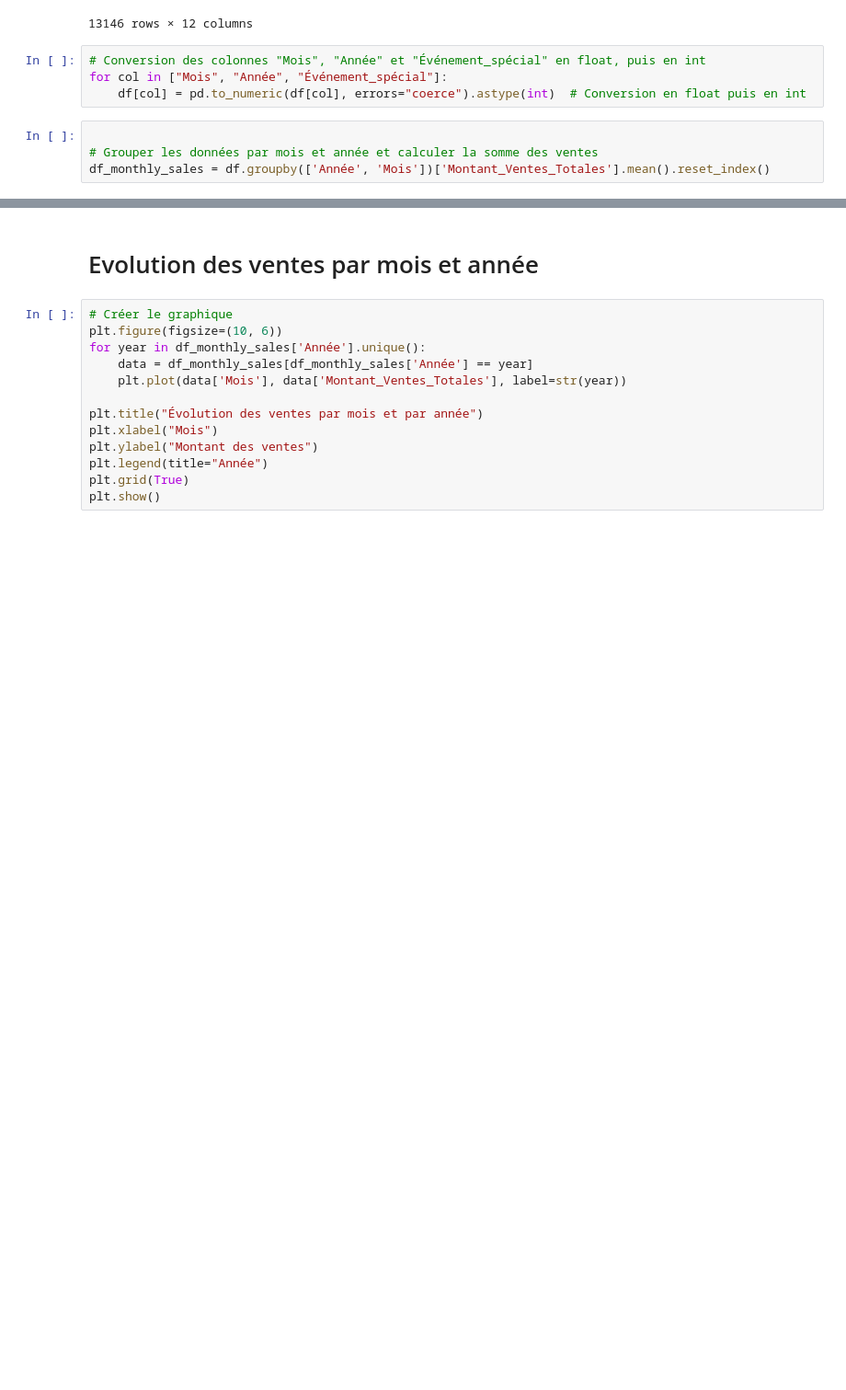
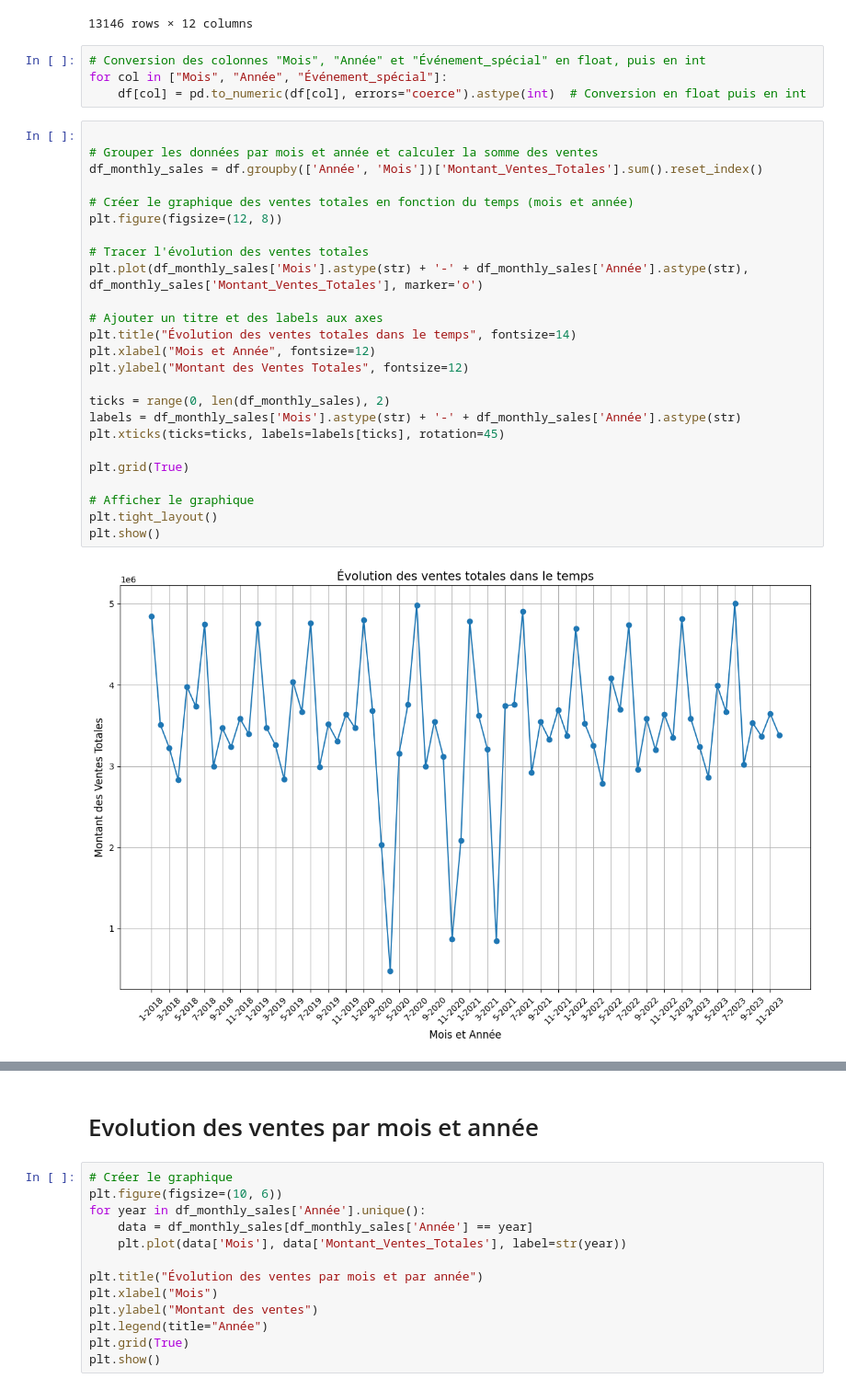
Before and after one commit to quentinepitechdigital/proj-spe, a Jupyter notebook: main.ipynb, the cells around one changed output, grey strips where cells are left out. Shown at 92% size. Drawn from its saved outputs; the diff is of its cells as text; blank space fills up the shorter version.

```diff
--- a/main.ipynb
+++ b/main.ipynb
@@ -108,7 +108,30 @@ df
 # Conversion des colonnes "Mois", "Année" et "Événement_spécial" en float, puis en int
 for col in ["Mois", "Année", "Événement_spécial"]:
     df[col] = pd.to_numeric(df[col], errors="coerce").astype(int)  # Conversion en float puis en int
-# %%
-
-# Grouper les données par mois et année et calculer la somme des ventes
-df_monthly_sales = df.groupby(['Année', 'Mois'])['Montant_Ventes_Totales'].mean().reset_index()
+# %%
+
+# Grouper les données par mois et année et calculer la somme des ventes
+df_monthly_sales = df.groupby(['Année', 'Mois'])['Montant_Ventes_Totales'].sum().reset_index()
+
+# Créer le graphique des ventes totales en fonction du temps (mois et année)
+plt.figure(figsize=(12, 8))
+
+# Tracer l'évolution des ventes totales
+plt.plot(df_monthly_sales['Mois'].astype(str) + '-' + df_monthly_sales['Année'].astype(str), df_monthly_sales['Montant_Ventes_Totales'], marker='o')
+
+# Ajouter un titre et des labels aux axes
+plt.title("Évolution des ventes totales dans le temps", fontsize=14)
+plt.xlabel("Mois et Année", fontsize=12)
+plt.ylabel("Montant des Ventes Totales", fontsize=12)
+
+ticks = range(0, len(df_monthly_sales), 2)
+labels = df_monthly_sales['Mois'].astype(str) + '-' + df_monthly_sales['Année'].astype(str)
+plt.xticks(ticks=ticks, labels=labels[ticks], rotation=45)
+
+plt.grid(True)
+
+# Afficher le graphique
+plt.tight_layout()
+plt.show()
+# %% [output]
+[figure, added]
```
Also changed, not shown: parts of 7 cells of this notebook.
